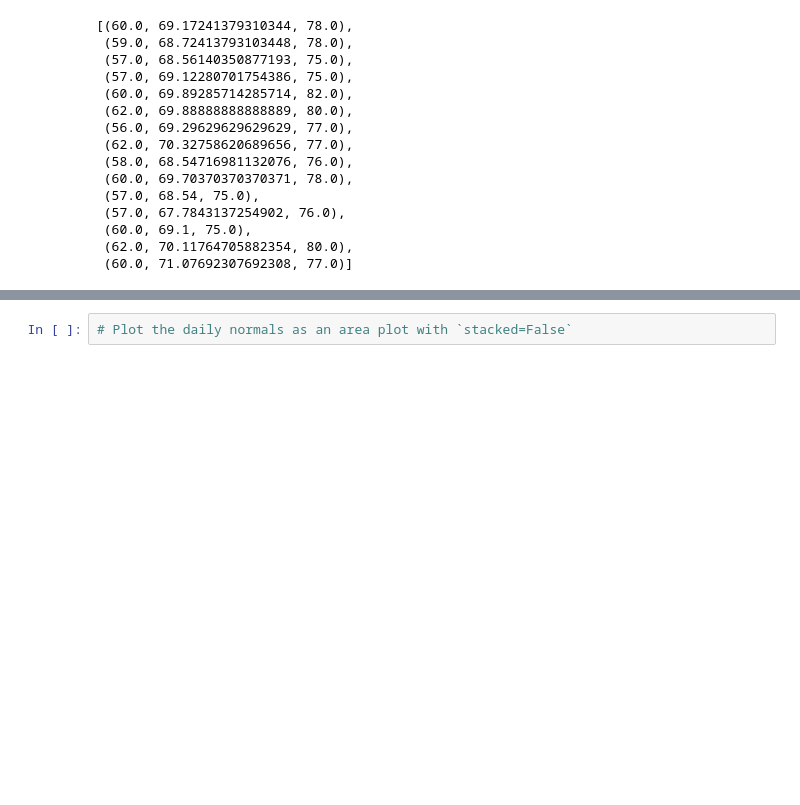
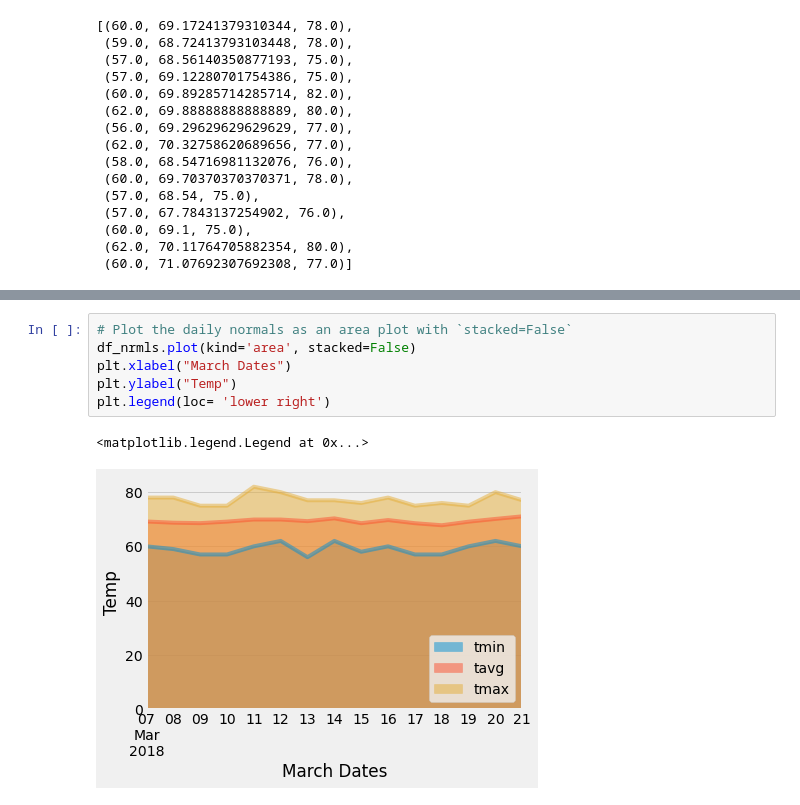
Before and after one commit to saronraut/sqlalchemy-Challenge, a Jupyter notebook: Instructions/climate_starter.ipynb, the cells around one changed output, grey strips where cells are left out. Drawn from its saved outputs; the diff is of its cells as text; blank space fills up the shorter version.

```diff
--- a/Instructions/climate_starter.ipynb
+++ b/Instructions/climate_starter.ipynb
@@ -281,2 +284,9 @@ df_nrmls
 # %%
 # Plot the daily normals as an area plot with `stacked=False`
+df_nrmls.plot(kind='area', stacked=False)
+plt.xlabel("March Dates")
+plt.ylabel("Temp")
+plt.legend(loc= 'lower right')
+# %% [output]
+<matplotlib.legend.Legend at 0x...>
+[figure, added]
```
Also changed, not shown: parts of 1 cell of this notebook.
